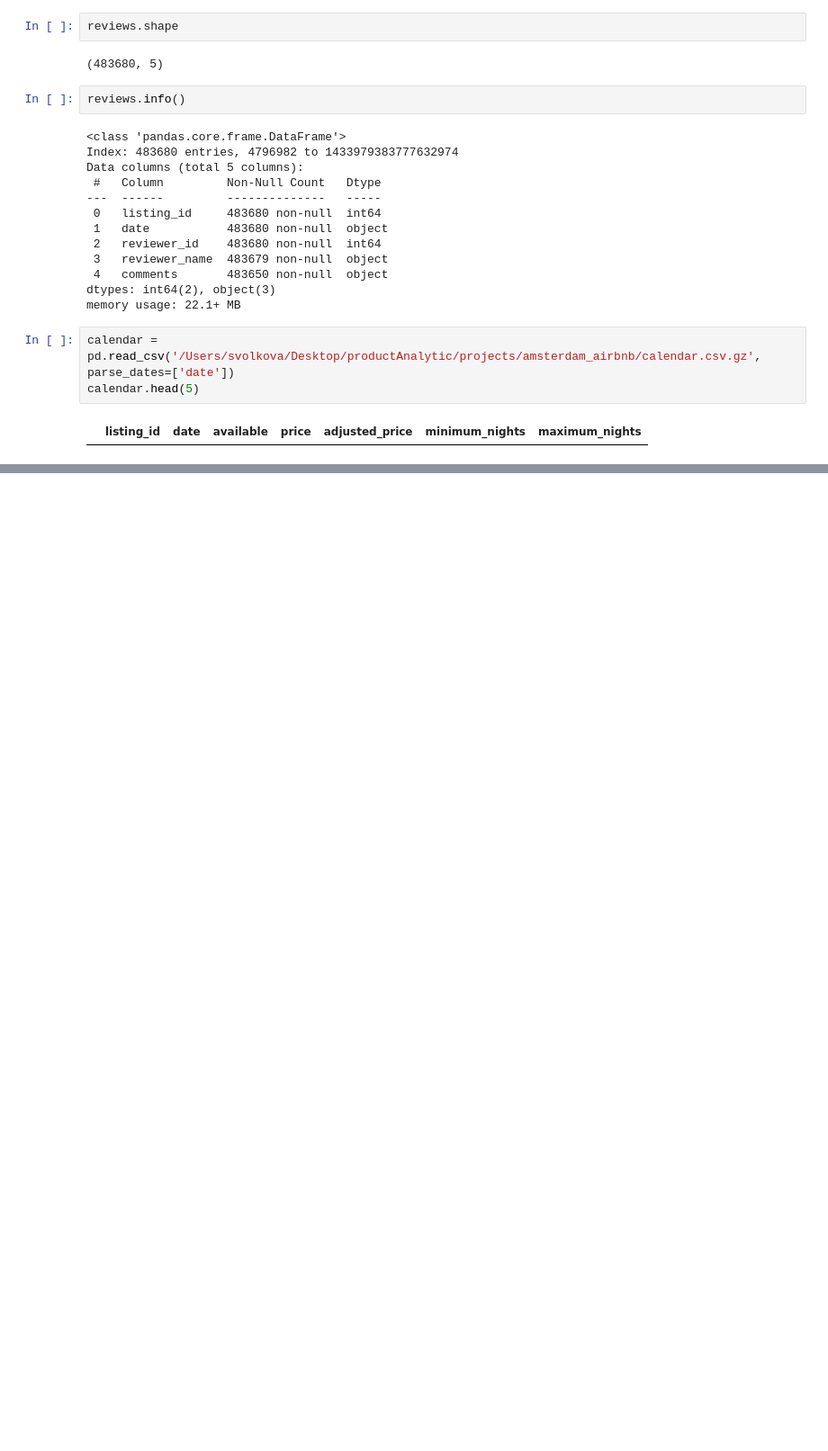
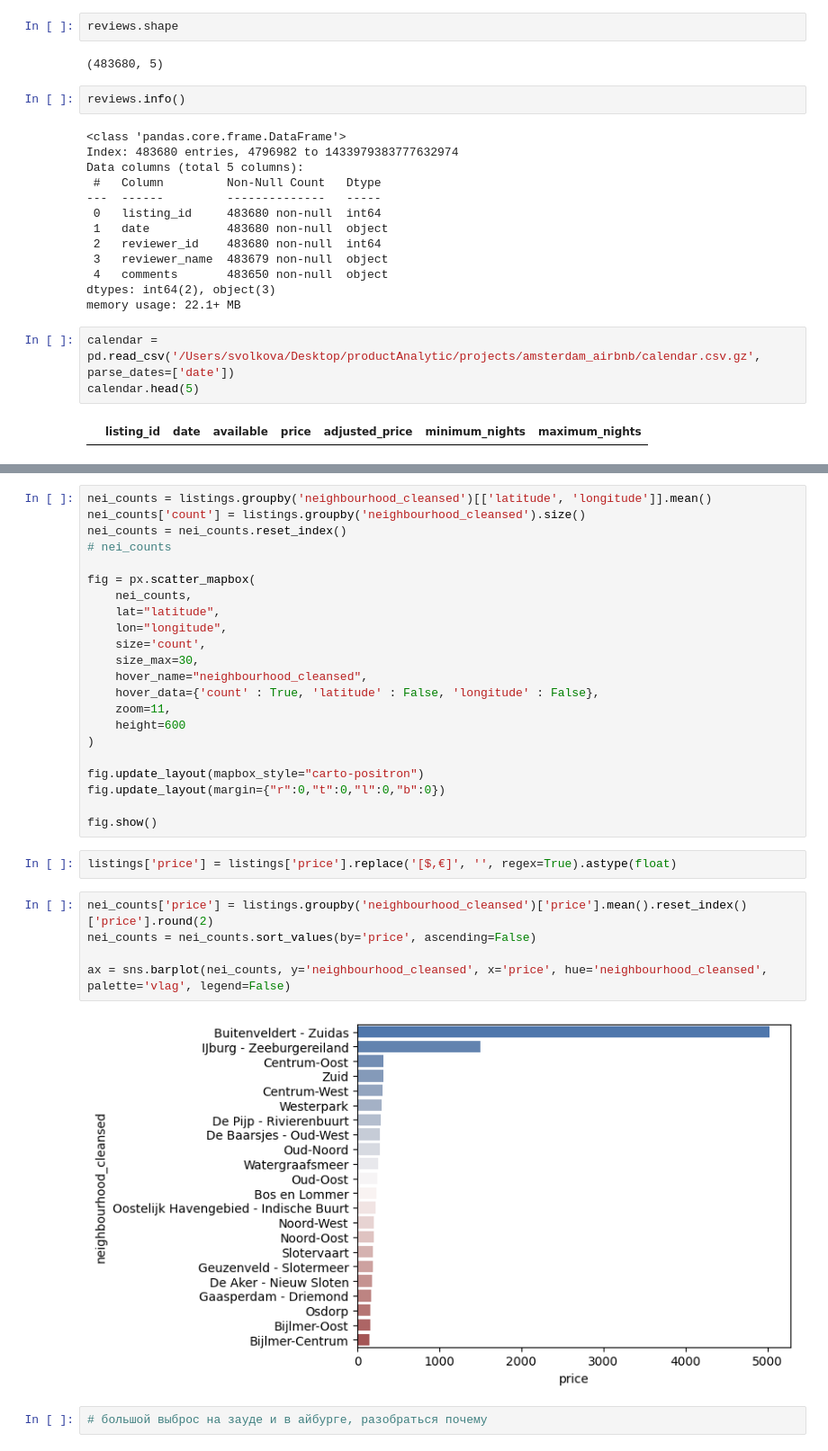
Before and after one commit to SabinaVolkova/amsterdam_airbnb, a Jupyter notebook: analysis.ipynb, the cells around one changed output, grey strips where cells are left out. Shown at 90% size. Drawn from its saved outputs; the diff is of its cells as text; blank space fills up the shorter version.

```diff
--- a/analysis.ipynb
+++ b/analysis.ipynb
@@ -94,0 +127,33 @@ calendar.head(5)
+# %%
+nei_counts = listings.groupby('neighbourhood_cleansed')[['latitude', 'longitude']].mean()
+nei_counts['count'] = listings.groupby('neighbourhood_cleansed').size()
+nei_counts = nei_counts.reset_index()
+# nei_counts
+
+fig = px.scatter_mapbox(
+    nei_counts,
+    lat="latitude",
+    lon="longitude",
+    size='count',
+    size_max=30,
+    hover_name="neighbourhood_cleansed",
+    hover_data={'count' : True, 'latitude' : False, 'longitude' : False},
+    zoom=11,
+    height=600
+)
+
+fig.update_layout(mapbox_style="carto-positron")
+fig.update_layout(margin={"r":0,"t":0,"l":0,"b":0})
+
+fig.show()
+# %%
+listings['price'] = listings['price'].replace('[$,€]', '', regex=True).astype(float)
+# %%
+nei_counts['price'] = listings.groupby('neighbourhood_cleansed')['price'].mean().reset_index()['price'].round(2)
+nei_counts = nei_counts.sort_values(by='price', ascending=False)
+
+ax = sns.barplot(nei_counts, y='neighbourhood_cleansed', x='price', hue='neighbourhood_cleansed', palette='vlag', legend=False)
+# %% [output]
+[figure, added]
+# %%
+# большой выброс на зауде и в айбурге, разобраться почему
```
Also changed, not shown: parts of 7 cells of this notebook.
